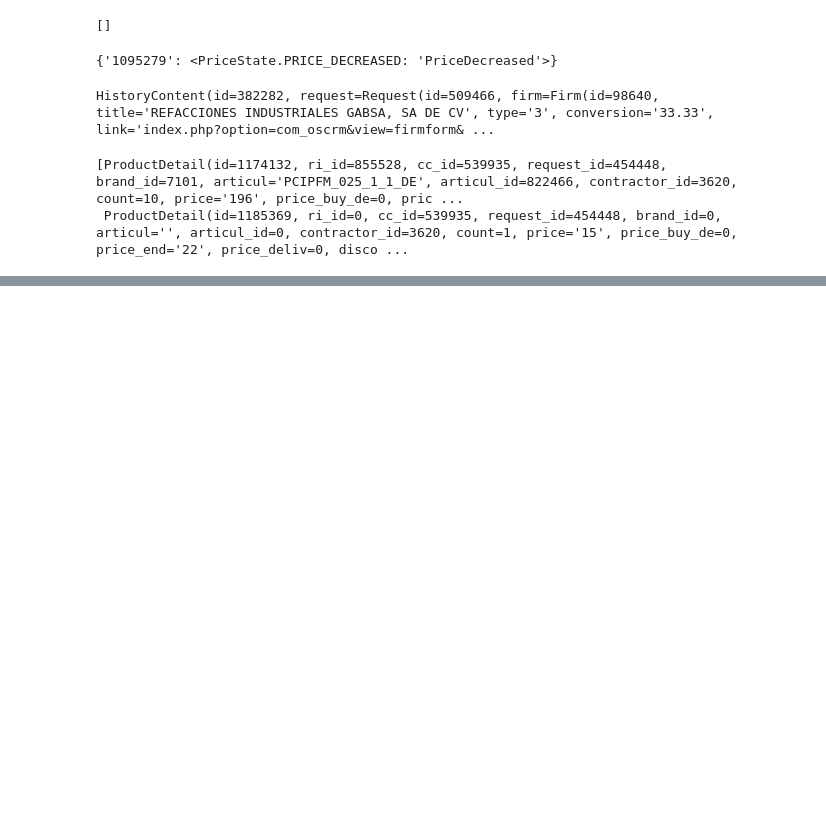
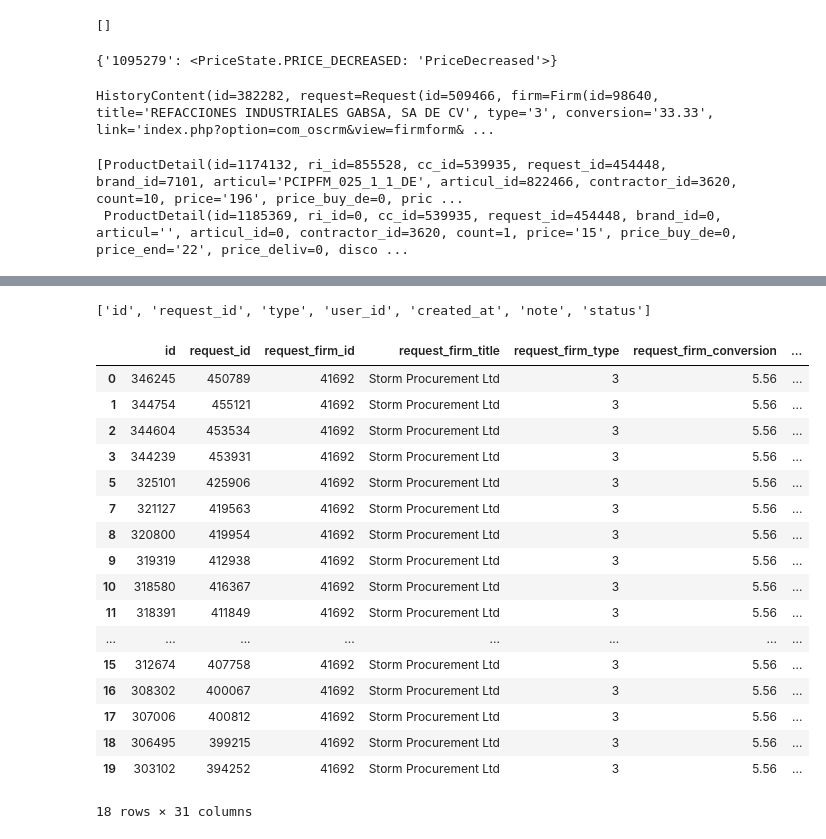
Before and after one commit to Valuamba/components_agent_sales, a Jupyter notebook: notebooks/famaga/DiscountProcessing_20240513.ipynb, the cells around one changed output, grey strips where cells are left out. Drawn from its saved outputs; the diff is of its cells as text; code cells hidden in the pictures; blank space fills up the shorter version.

```diff
--- a/notebooks/famaga/DiscountProcessing_20240513.ipynb
+++ b/notebooks/famaga/DiscountProcessing_20240513.ipynb
@@ -1745,0 +2101,31 @@ customer_purchase_history
+# %%
+import pandas as pd
+
+# Step 1: Get unique request_id from client_purchase_history_df
+client_purchase_history_df = client.offers_by_client_id(client_id)
+unique_request_ids = client_purchase_history_df['request_id'].unique()
+
+# Step 2: Build common DataFrame from request_ids with offer_products
+offer_products_list = []
+for request_id in unique_request_ids:
+    offer_products_df = client.offer_products(request_id)
+    offer_products_df['request_id'] = request_id  # Add request_id to each row
+    offer_products_list.append(offer_products_df)
+common_offer_products_df = pd.concat(offer_products_list, ignore_index=True)
+
+# Step 3: Build common DataFrame from request_ids with get_notice_mail
+notice_mail_list = []
+for request_id in unique_request_ids:
+    notice_mail_df = client.get_notice_mail(int(request_id))
+    notice_mail_df['request_id'] = request_id  # Add request_id to each row
+    notice_mail_list.append(notice_mail_df)
+common_notice_mail_df = pd.concat(notice_mail_list, ignore_index=True)
+
+# Step 4: Build common DataFrame from request_ids with get_calculation_history
+calculation_history_list = []
+for request_id in unique_request_ids:
+    print(request_id)
+    calculation_history_df = client.get_calculation_history(int(request_id))
+    calculation_history_df['request_id'] = request_id  # Add request_id to each row
+    calculation_history_list.append(calculation_history_df)
+common_calculation_history_df = pd.concat(calculation_history_list, ignore_index=True)
@@ -1745,0 +2155,25 @@ customer_purchase_history
+# %%
+common_notice_mail_df.columns.tolist()
+# %% [output]
+['id', 'request_id', 'type', 'user_id', 'created_at', 'note', 'status']
+# %%
+client_purchase_history_df[~client_purchase_history_df['decision'].isin([1, 2])]
+# %% [output]
+|  | id | request_id | request_firm_id | request_firm_title | request_firm_type | request_firm_conversion | ... |
+| 0 | 346245 | 450789 | 41692 | Storm Procurement Ltd | 3 | 5.56 | ... |
+| 1 | 344754 | 455121 | 41692 | Storm Procurement Ltd | 3 | 5.56 | ... |
+| 2 | 344604 | 453534 | 41692 | Storm Procurement Ltd | 3 | 5.56 | ... |
+| 3 | 344239 | 453931 | 41692 | Storm Procurement Ltd | 3 | 5.56 | ... |
+| 5 | 325101 | 425906 | 41692 | Storm Procurement Ltd | 3 | 5.56 | ... |
+| 7 | 321127 | 419563 | 41692 | Storm Procurement Ltd | 3 | 5.56 | ... |
+| 8 | 320800 | 419954 | 41692 | Storm Procurement Ltd | 3 | 5.56 | ... |
+| 9 | 319319 | 412938 | 41692 | Storm Procurement Ltd | 3 | 5.56 | ... |
+| 10 | 318580 | 416367 | 41692 | Storm Procurement Ltd | 3 | 5.56 | ... |
+| 11 | 318391 | 411849 | 41692 | Storm Procurement Ltd | 3 | 5.56 | ... |
+| ... | ... | ... | ... | ... | ... | ... | ... |
+| 15 | 312674 | 407758 | 41692 | Storm Procurement Ltd | 3 | 5.56 | ... |
+| 16 | 308302 | 400067 | 41692 | Storm Procurement Ltd | 3 | 5.56 | ... |
+| 17 | 307006 | 400812 | 41692 | Storm Procurement Ltd | 3 | 5.56 | ... |
+| 18 | 306495 | 399215 | 41692 | Storm Procurement Ltd | 3 | 5.56 | ... |
+| 19 | 303102 | 394252 | 41692 | Storm Procurement Ltd | 3 | 5.56 | ... |
+18 rows × 31 columns
```
Also changed, not shown: parts of 27 cells of this notebook.
